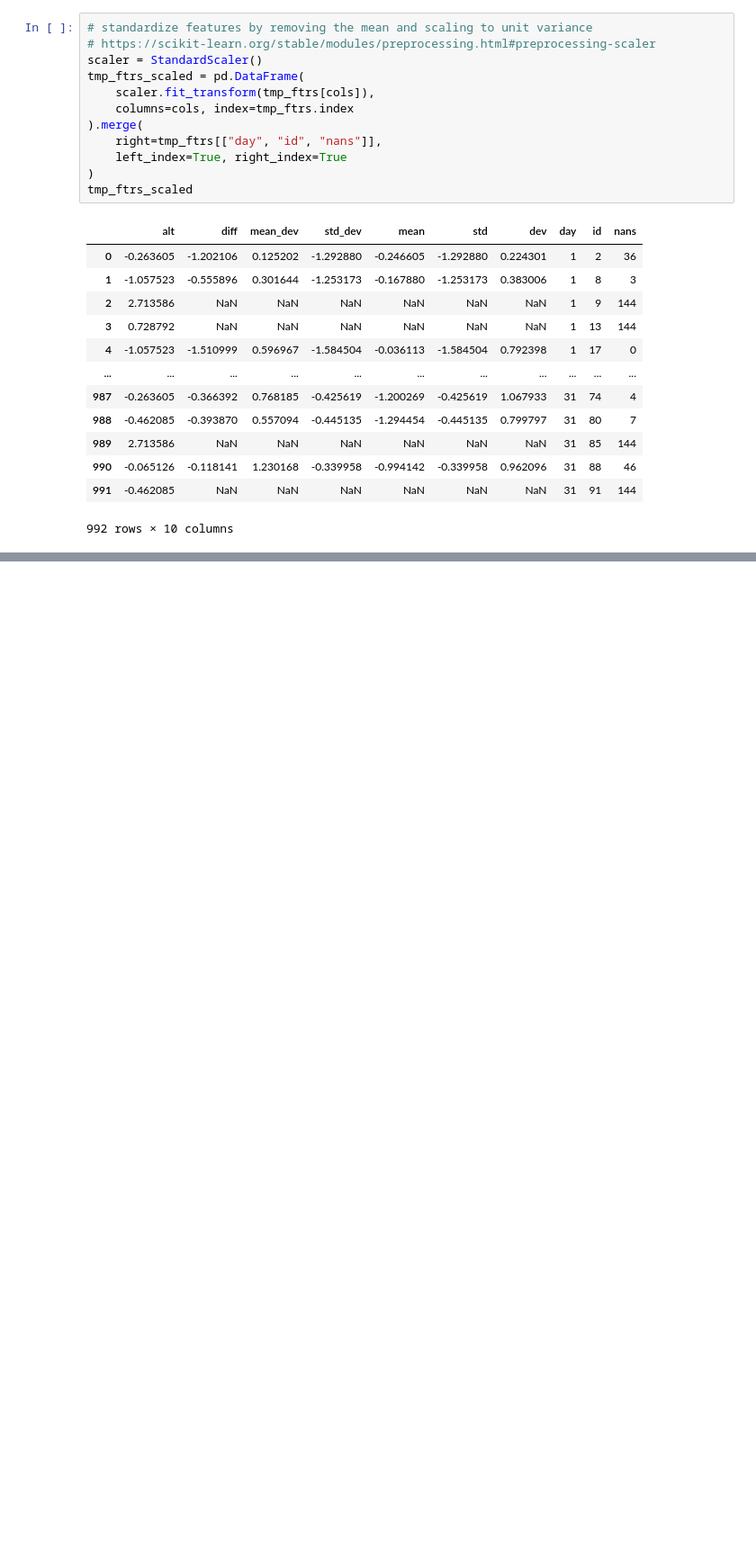
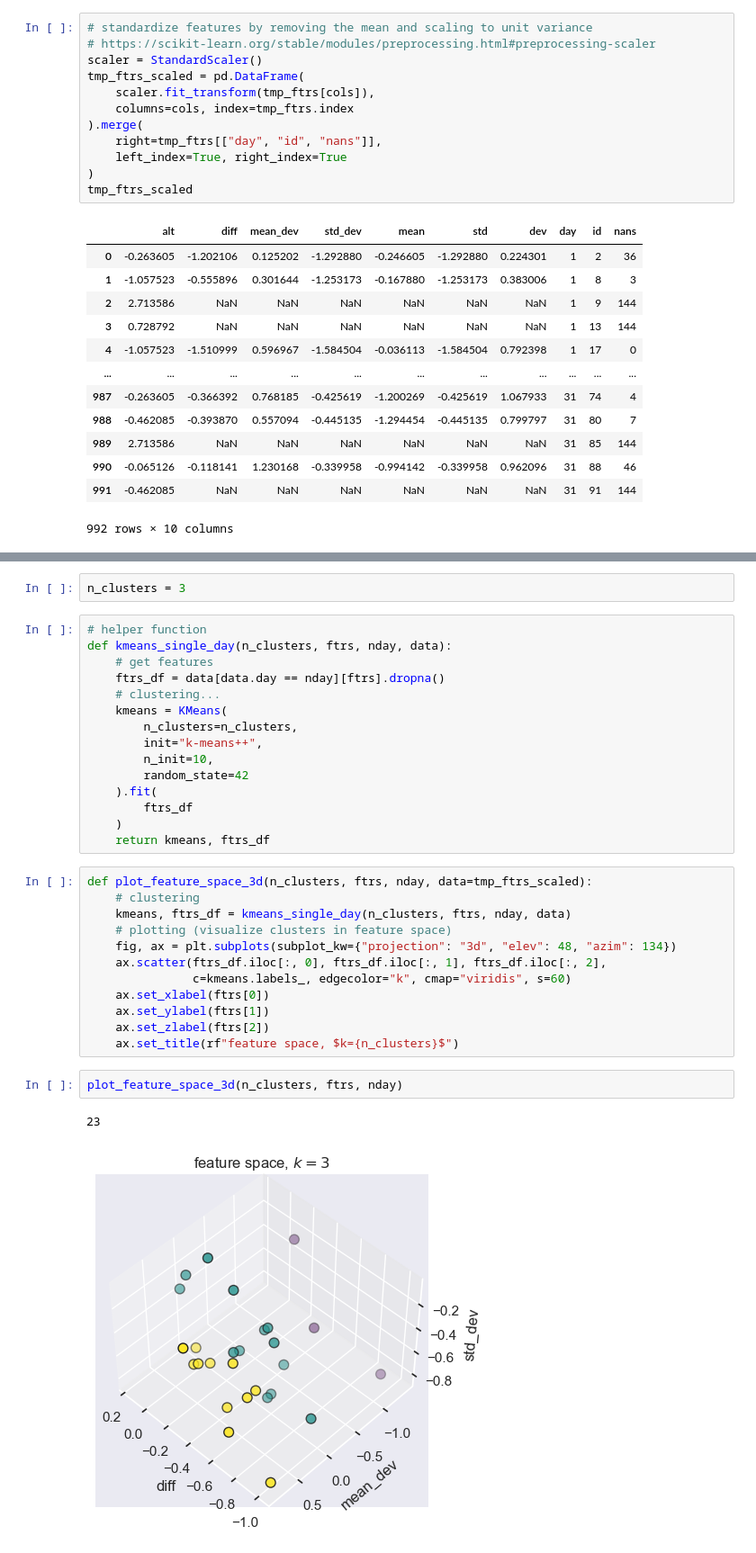
Before and after one commit to vegan-schnitzel/messi-cluster-analysis, a Jupyter notebook: code/4-scaled-features.ipynb, the cells around one changed output, grey strips where cells are left out. Shown: that part at 90% size. Drawn from its saved outputs; the diff is of its cells as text; blank space fills up the shorter version.

```diff
--- a/code/4-scaled-features.ipynb
+++ b/code/4-scaled-features.ipynb
@@ -152,0 +229,34 @@ tmp_ftrs_scaled
+# %%
+n_clusters = 3
+# %%
+# helper function
+def kmeans_single_day(n_clusters, ftrs, nday, data):
+    # get features
+    ftrs_df = data[data.day == nday][ftrs].dropna()
+    # clustering...
+    kmeans = KMeans(
+        n_clusters=n_clusters,
+        init="k-means++",
+        n_init=10,
+        random_state=42
+    ).fit(
+        ftrs_df
+    )
+    return kmeans, ftrs_df
+# %%
+def plot_feature_space_3d(n_clusters, ftrs, nday, data=tmp_ftrs_scaled):
+    # clustering
+    kmeans, ftrs_df = kmeans_single_day(n_clusters, ftrs, nday, data)
+    # plotting (visualize clusters in feature space)
+    fig, ax = plt.subplots(subplot_kw={"projection": "3d", "elev": 48, "azim": 134})
+    ax.scatter(ftrs_df.iloc[:, 0], ftrs_df.iloc[:, 1], ftrs_df.iloc[:, 2],
+               c=kmeans.labels_, edgecolor="k", cmap="viridis", s=60)
+    ax.set_xlabel(ftrs[0])
+    ax.set_ylabel(ftrs[1])
+    ax.set_zlabel(ftrs[2])
+    ax.set_title(rf"feature space, $k={n_clusters}$")
+# %%
+plot_feature_space_3d(n_clusters, ftrs, nday)
+# %% [output]
+23
+[figure, added]
```
Also changed, not shown: parts of 20 cells of this notebook, 34 other files.
